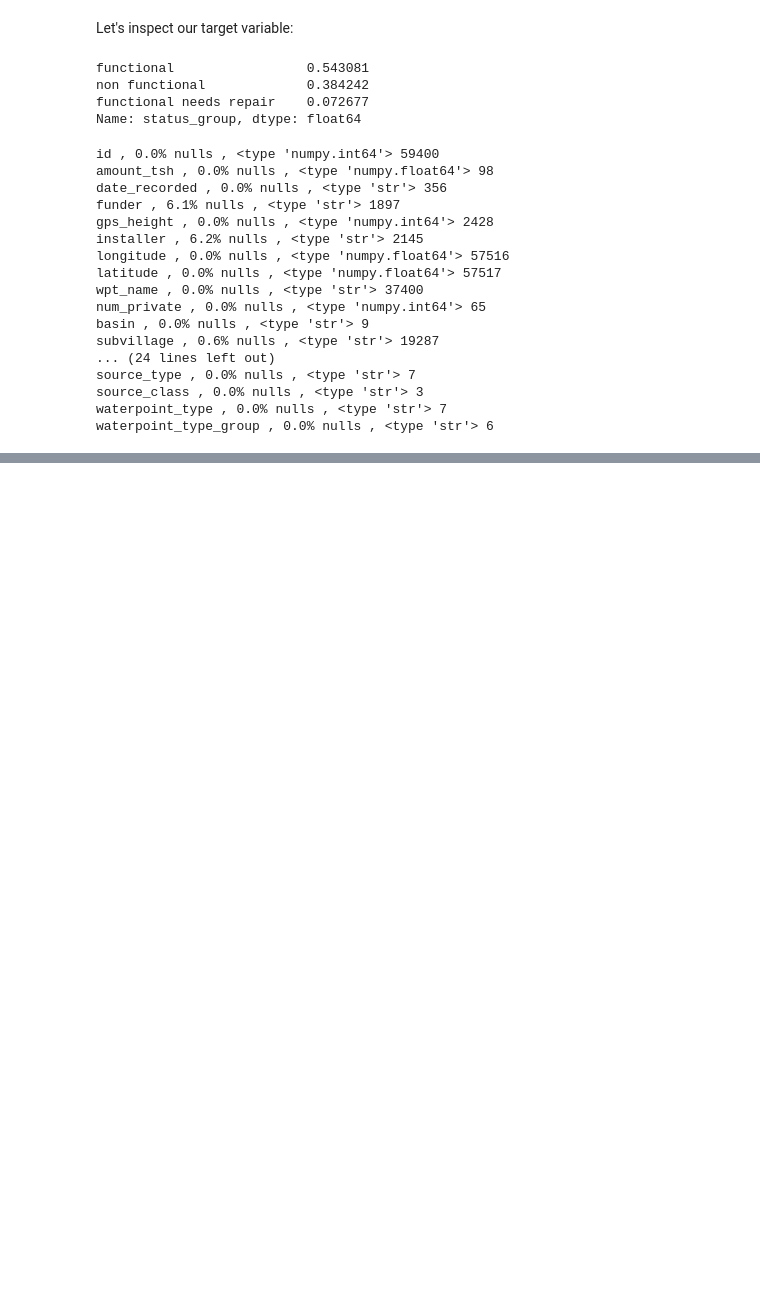
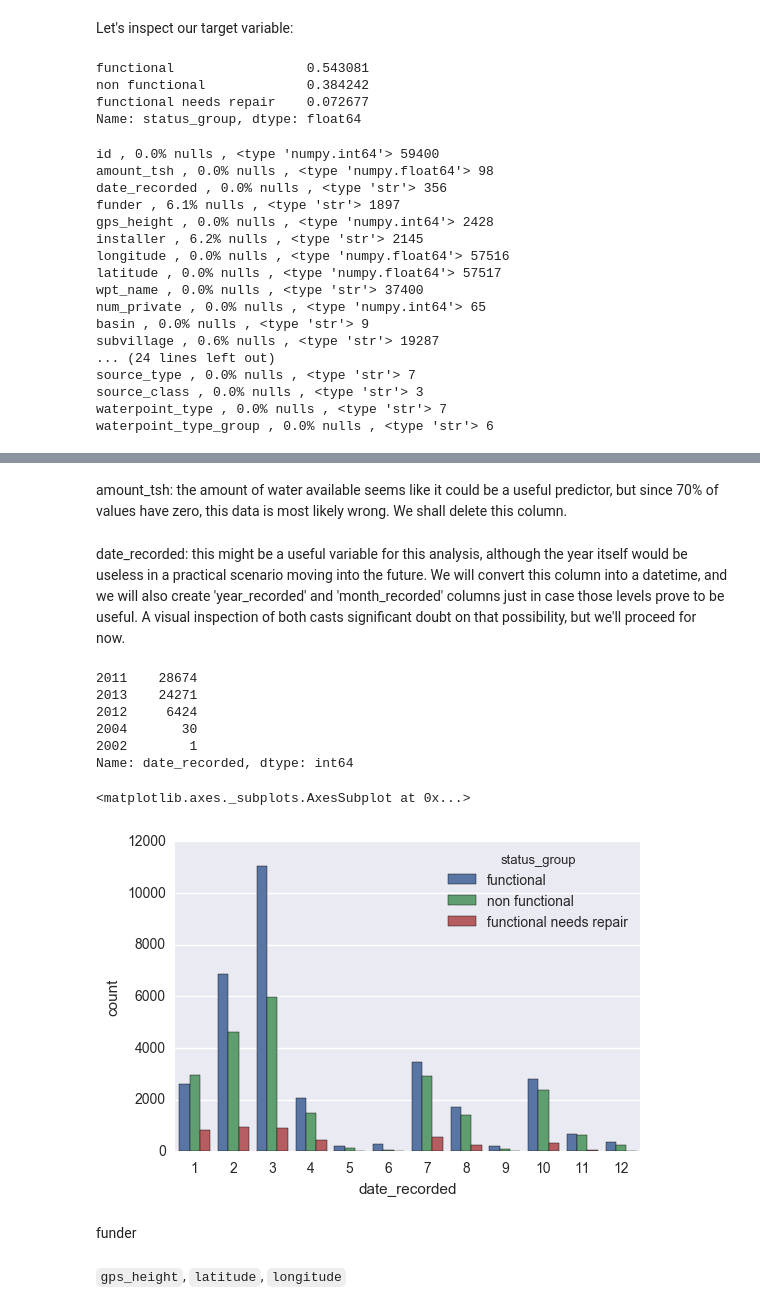
Before and after one commit to zlatankr/Projects, a Jupyter notebook: Tanzania/Pump_EDA.ipynb, the cells around one changed output, grey strips where cells are left out. Drawn from its saved outputs; the diff is of its cells as text; code cells hidden in the pictures; blank space fills up the shorter version.

```diff
--- a/Tanzania/Pump_EDA.ipynb
+++ b/Tanzania/Pump_EDA.ipynb
@@ -109,0 +92,2 @@ Name: gps_height, dtype: float64
+# %% [markdown]
+amount_tsh: the amount of water available seems like it could be a useful predictor, but since 70% of values have zero, this data is most likely wrong. We shall delete this column.
@@ -109,0 +100,17 @@ Name: gps_height, dtype: float64
+# %% [markdown]
+date_recorded: this might be a useful variable for this analysis, although the year itself would be useless in a practical scenario moving into the future. We will convert this column into a datetime, and we will also create 'year_recorded' and 'month_recorded' columns just in case those levels prove to be useful. A visual inspection of both casts significant doubt on that possibility, but we'll proceed for now.
+# %%
+X_train['date_recorded'] = pd.to_datetime(X_train['date_recorded'])
+X_train['date_recorded'].apply(lambda x: x.year).value_counts()
+# %% [output]
+2011    28674
+2013    24271
+2012     6424
+2004       30
+2002        1
+Name: date_recorded, dtype: int64
+# %%
+sns.countplot(X_train['date_recorded'].apply(lambda x: x.month), hue = y_train['status_group'])
+# %% [output]
+<matplotlib.axes._subplots.AxesSubplot at 0x...>
+[figure, added]
@@ -109,0 +123,2 @@ Name: gps_height, dtype: float64
+# %% [markdown]
+funder
@@ -109,0 +137,2 @@ Name: gps_height, dtype: float64
+# %% [markdown]
+`gps_height`, `latitude`, `longitude`
```
Also changed, not shown: parts of 19 cells of this notebook.
